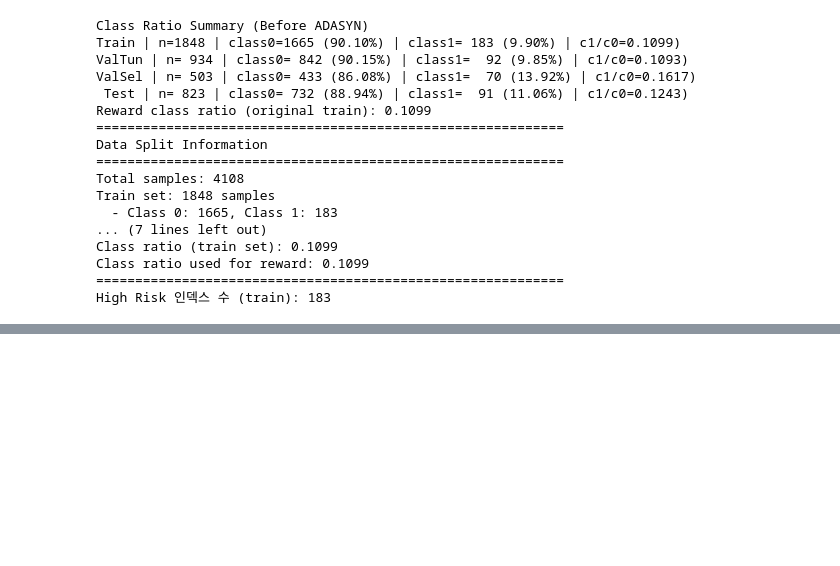
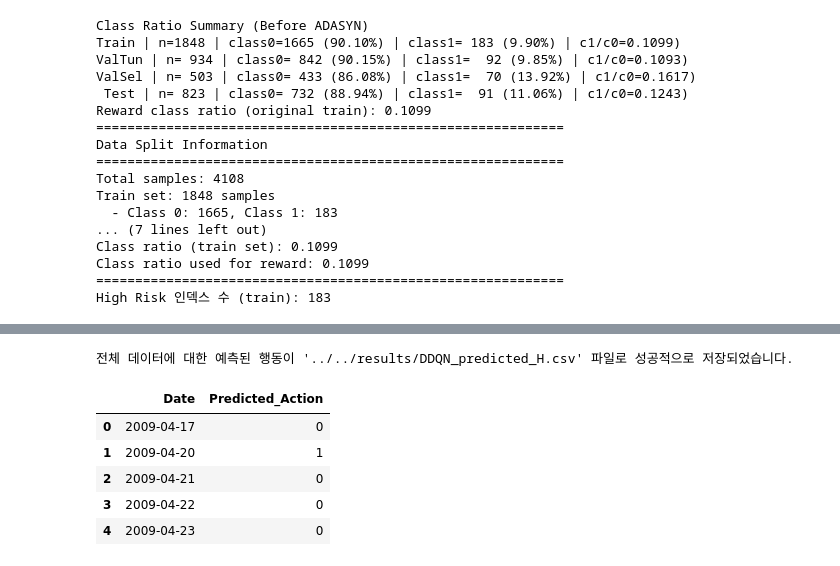
Before and after one commit to Dooman-cloud/TS-RL---, a Jupyter notebook: notebooks/experiments/DDQN_h기준.ipynb, the cells around one changed output, grey strips where cells are left out. Saved outputs shown, nothing was run; the diff lists cells and outputs as text; code cells hidden in the pictures; blank space fills up the shorter version.

```diff
--- a/notebooks/experiments/DDQN_h기준.ipynb
+++ b/notebooks/experiments/DDQN_h기준.ipynb
@@ -251,7 +251,7 @@ def compute_reward(action, actual_label, class_ratio):
         if action == 0:
             return class_ratio
         else:
-            return -class_ratio
+            return -class_ratio*3
     else:
         if action == 1:
             return 1
@@ -656,0 +680,32 @@ HYPERPARAMETER GRID SEARCH (Total: 24 combinations)
+# %%
+# 전체 데이터의 날짜 인덱스
+all_dates = dat.index
+
+# 전체 데이터 피처를 스케일링
+# 학습 데이터로 fit된 scaler를 사용하여 전체 데이터를 변환합니다.
+full_feature_raw = dat[feature_cols].fillna(0.0).to_numpy()
+full_feature = scaler.transform(full_feature_raw).astype(np.float32)
+
+# 최종 모델로 전체 feature에 대한 예측 수행
+all_final_predictions = predict_labels_argmax(agent.online_net, full_feature)
+
+# 날짜와 예측된 행동을 포함하는 DataFrame 생성
+all_predicted_actions_df = pd.DataFrame({
+    'Date': all_dates,
+    'Predicted_Action': all_final_predictions
+})
+
+# 결과를 새로운 CSV 파일로 저장
+output_all_csv_path = '../../results/DDQN_predicted_H.csv'
+all_predicted_actions_df.to_csv(output_all_csv_path, index=False)
+
+print(f"전체 데이터에 대한 예측된 행동이 '{output_all_csv_path}' 파일로 성공적으로 저장되었습니다.")
+display(all_predicted_actions_df.head())
+# %% [output]
+전체 데이터에 대한 예측된 행동이 '../../results/DDQN_predicted_H.csv' 파일로 성공적으로 저장되었습니다.
+|  | Date | Predicted_Action |
+| 0 | 2009-04-17 | 0 |
+| 1 | 2009-04-20 | 1 |
+| 2 | 2009-04-21 | 0 |
+| 3 | 2009-04-22 | 0 |
+| 4 | 2009-04-23 | 0 |
```
Also changed, not shown: parts of 1 cell of this notebook, 7 other files.
